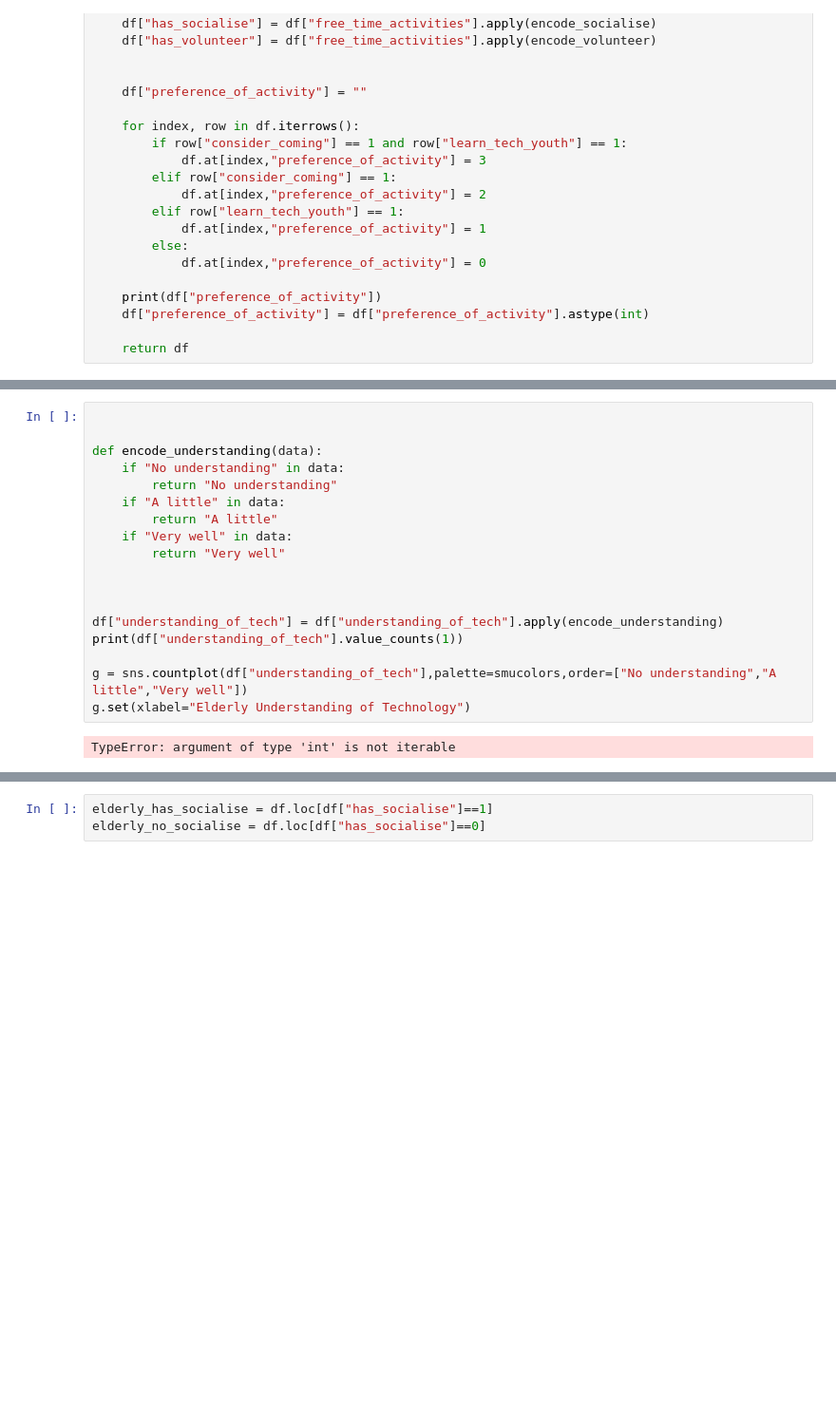
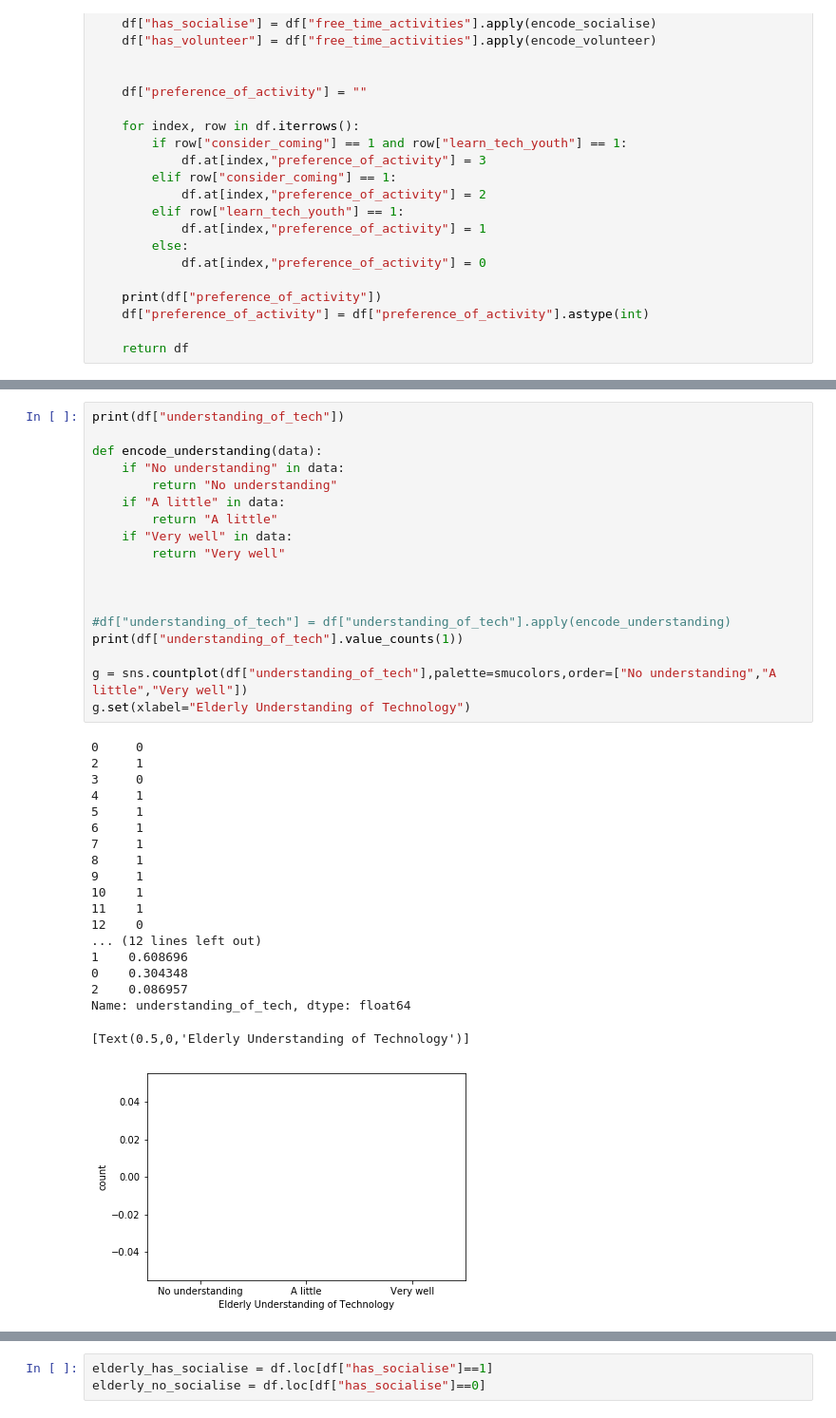
Before and after one commit to erikaaldisa/SMT202_IntergenerationalHub_Analysis, a Jupyter notebook: EDA/ElderlyOpinionEDA.ipynb, the cells around one changed output, grey strips where cells are left out. Shown at 95% size. Cells and saved outputs as stored; diff of their text form; blank space fills up the shorter version.

```diff
--- a/EDA/ElderlyOpinionEDA.ipynb
+++ b/EDA/ElderlyOpinionEDA.ipynb
@@ -560,22 +566,40 @@ See the caveats in the documentation: http://pandas.pydata.org/pandas-docs/stabl
 # %%
-
+print(df["understanding_of_tech"])
 
 def encode_understanding(data):
     if "No understanding" in data:
         return "No understanding"
     if "A little" in data:
         return "A little"
     if "Very well" in data:
         return "Very well"
 
 
 
-df["understanding_of_tech"] = df["understanding_of_tech"].apply(encode_understanding)
+#df["understanding_of_tech"] = df["understanding_of_tech"].apply(encode_understanding)
 print(df["understanding_of_tech"].value_counts(1))
 
 g = sns.countplot(df["understanding_of_tech"],palette=smucolors,order=["No understanding","A little","Very well"])
 g.set(xlabel="Elderly Understanding of Technology")
 # %% [output]
-TypeError: argument of type 'int' is not iterable
+0     0
+2     1
+3     0
+4     1
+5     1
+6     1
+7     1
+8     1
+9     1
+10    1
+11    1
+12    0
+... (12 lines left out)
+1    0.608696
+0    0.304348
+2    0.086957
+Name: understanding_of_tech, dtype: float64
+[Text(0.5,0,'Elderly Understanding of Technology')]
+[figure, added]
 # %%
 df["learn_tech_youth"].value_counts()
```
Also changed, not shown: parts of 16 cells of this notebook, 11 other files.
